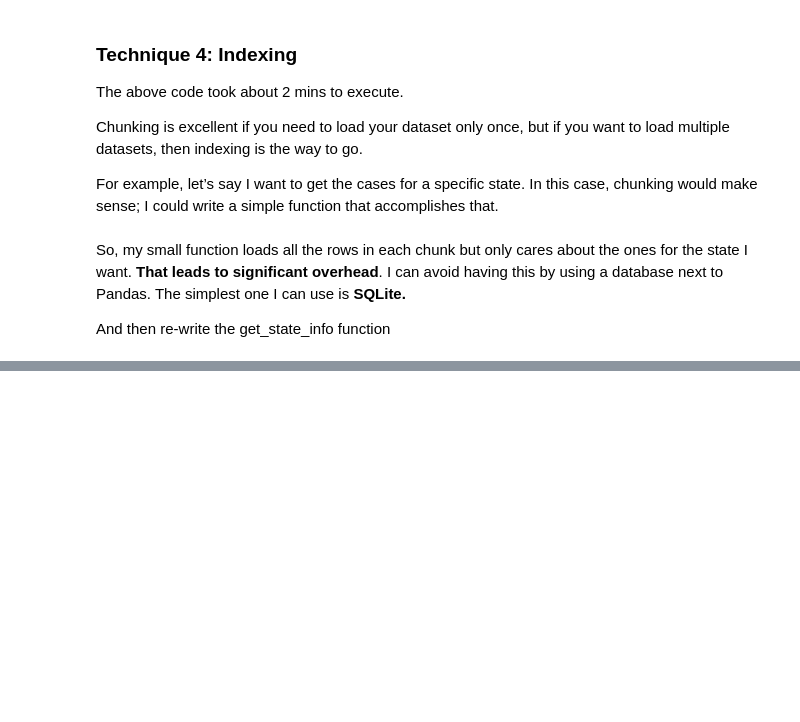
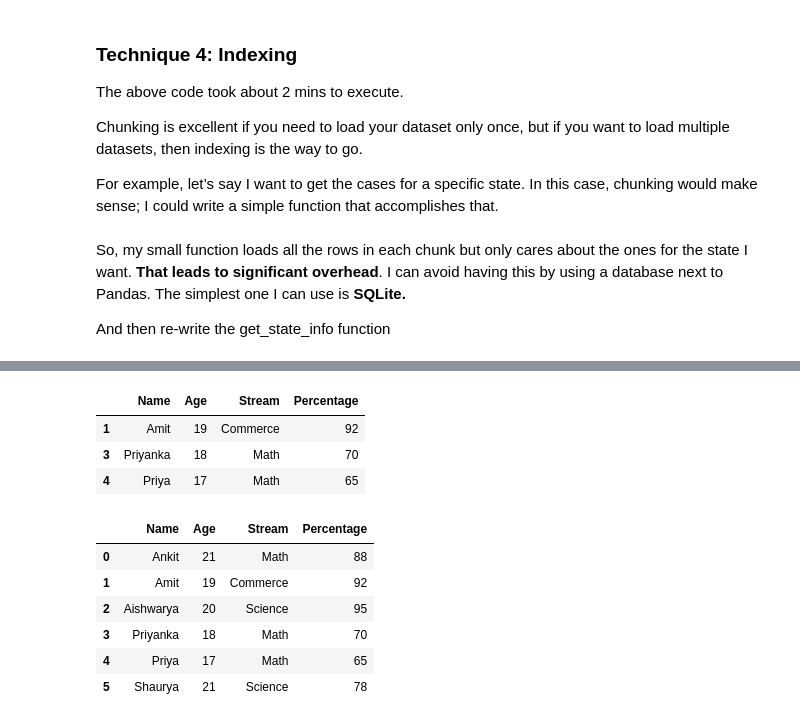
Before and after one commit to rnomadic/ML_Learning, a Jupyter notebook: MyPythonCode/MasterCard-Interview.ipynb, the cells around one changed output, grey strips where cells are left out. Saved outputs shown, nothing was run; the diff lists cells and outputs as text; code cells hidden in the pictures; blank space fills up the shorter version.

```diff
--- a/MyPythonCode/MasterCard-Interview.ipynb
+++ b/MyPythonCode/MasterCard-Interview.ipynb
@@ -219,0 +340,14 @@ def get_state_info(name):
+# %%
+import pandas as pd
+
+record = {
+
+ 'Name': ['Ankit', 'Amit', 'Aishwarya', 'Priyanka', 'Priya', 'Shaurya' ],
+ 'Age': [21, 19, 20, 18, 17, 21],
+ 'Stream': ['Math', 'Commerce', 'Science', 'Math', 'Math', 'Science'],
+ 'Percentage': [88, 92, 95, 70, 65, 78] }
+
+# create a dataframe
+dataframe = pd.DataFrame(record, columns = ['Name', 'Age', 'Stream', 'Percentage'])
+
+dataframe.head()
@@ -219,0 +361,20 @@ def get_state_info(name):
+# %%
+df = dataframe[dataframe["Age"] < 20]
+df
+# %% [output]
+|  | Name | Age | Stream | Percentage |
+| 1 | Amit | 19 | Commerce | 92 |
+| 3 | Priyanka | 18 | Math | 70 |
+| 4 | Priya | 17 | Math | 65 |
+# %%
+options = ['Math', 'Commerce']
+dataframe.loc[dataframe["Stream"].isin(options)]
+dataframe
+# %% [output]
+|  | Name | Age | Stream | Percentage |
+| 0 | Ankit | 21 | Math | 88 |
+| 1 | Amit | 19 | Commerce | 92 |
+| 2 | Aishwarya | 20 | Science | 95 |
+| 3 | Priyanka | 18 | Math | 70 |
+| 4 | Priya | 17 | Math | 65 |
+| 5 | Shaurya | 21 | Science | 78 |
```
Also changed, not shown: parts of 15 cells of this notebook.
